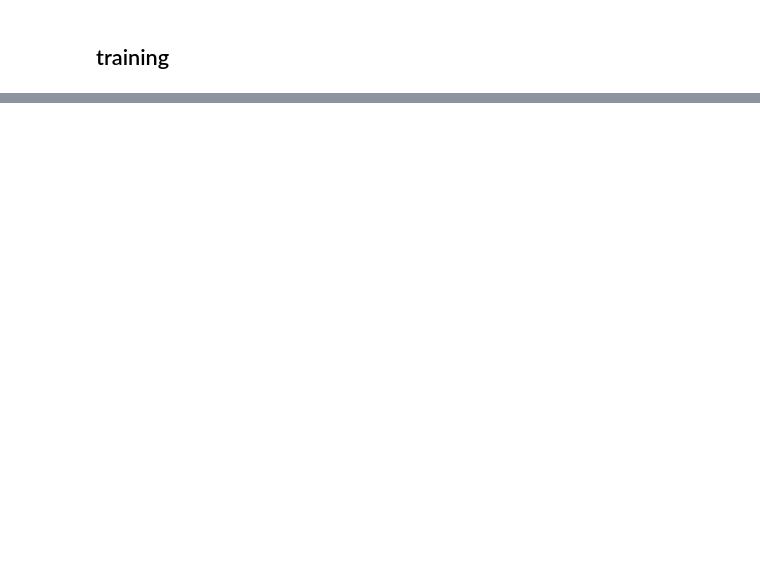
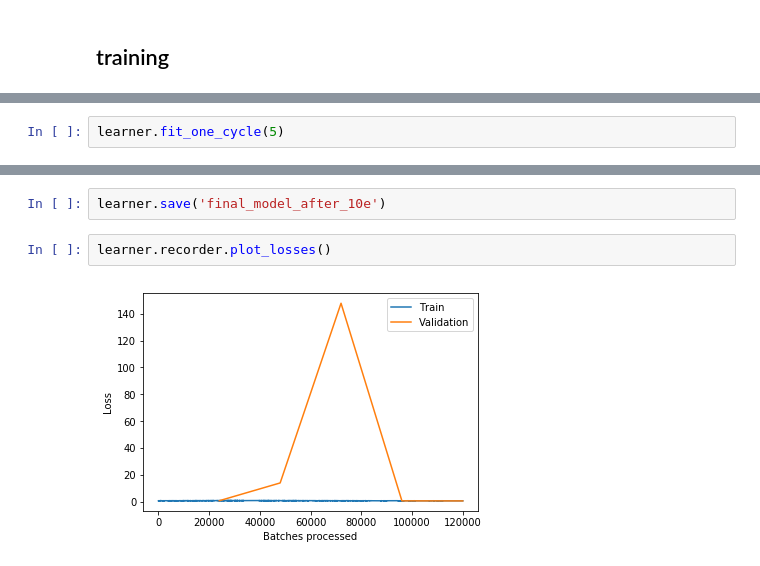
Before and after one commit to webdizz/upass.ai, a Jupyter notebook: siamese-training.ipynb, the cells around one changed output, grey strips where cells are left out. Cells and saved outputs as stored; diff of their text form; blank space fills up the shorter version.

```diff
--- a/siamese-training.ipynb
+++ b/siamese-training.ipynb
@@ -87,0 +114,2 @@ KeyboardInterrupt:
+# %%
+learner.fit_one_cycle(5)
@@ -87,0 +141,6 @@ KeyboardInterrupt:
+# %%
+learner.save('final_model_after_10e')
+# %%
+learner.recorder.plot_losses()
+# %% [output]
+[figure, added]
```
Also changed, not shown: parts of 14 cells of this notebook.
